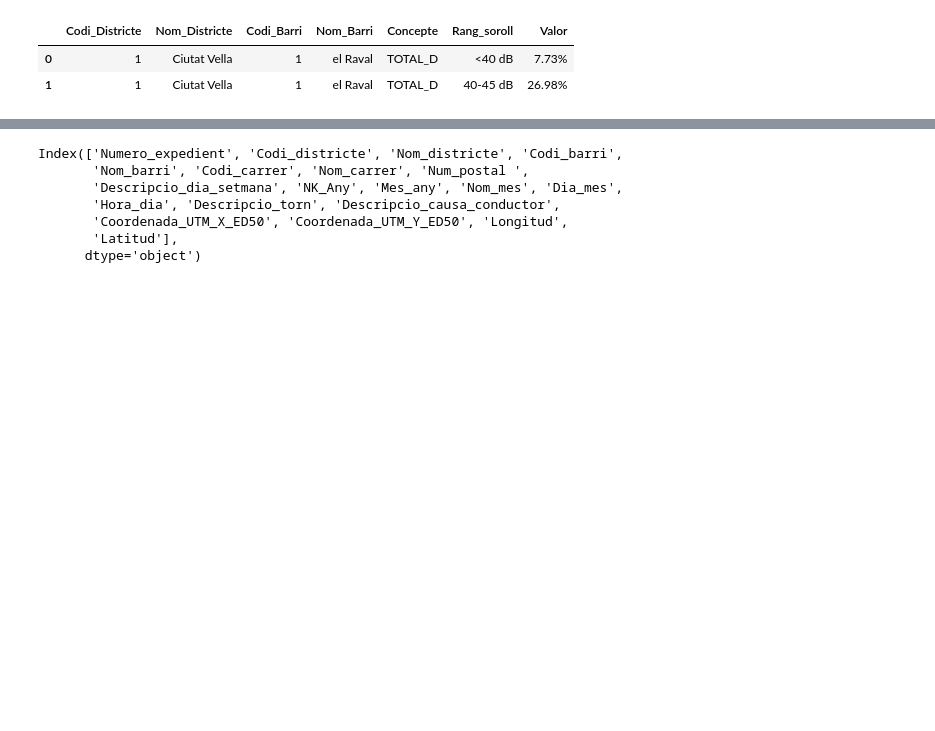
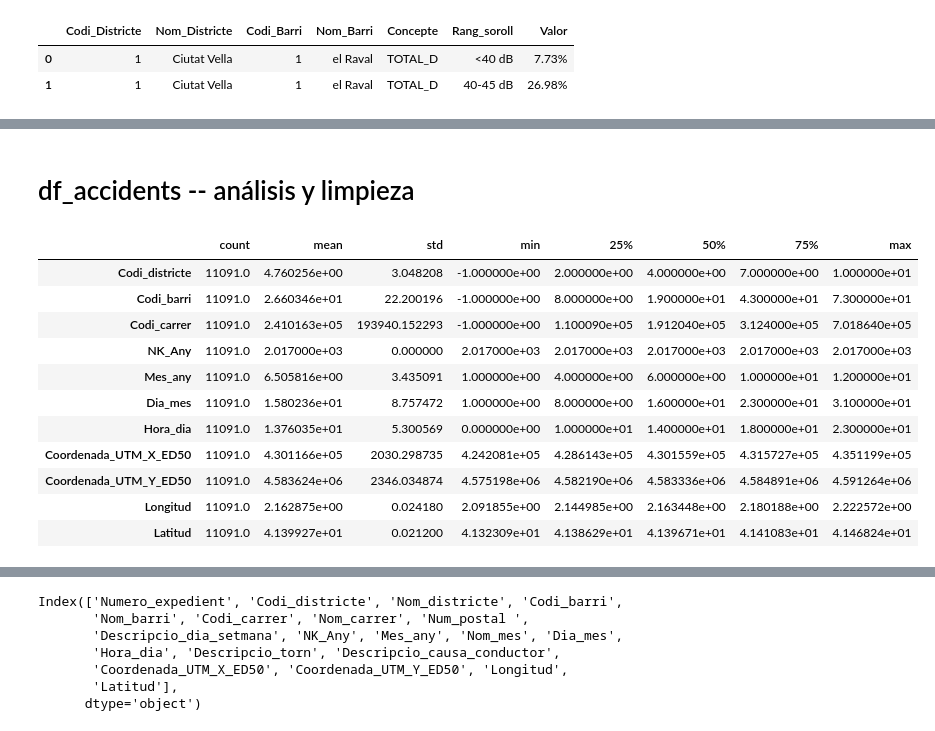
Before and after one commit to Sergiochueco/Hackato_JUMP2DIGITAL, a Jupyter notebook: EDA.ipynb, the cells around one changed output, grey strips where cells are left out. Saved outputs shown, nothing was run; the diff lists cells and outputs as text; code cells hidden in the pictures; blank space fills up the shorter version.

```diff
--- a/EDA.ipynb
+++ b/EDA.ipynb
@@ -145,0 +168,17 @@ dtype: int64
+# %% [markdown]
+# df_accidents -- análisis y limpieza
+# %%
+df_accidents.describe(include=np.number).T
+# %% [output]
+|  | count | mean | std | min | 25% | 50% | 75% | max |
+| Codi_districte | 11091.0 | 4.760256e+00 | 3.048208 | -1.000000e+00 | 2.000000e+00 | 4.000000e+00 | 7.000000e+00 | 1.000000e+01 |
+| Codi_barri | 11091.0 | 2.660346e+01 | 22.200196 | -1.000000e+00 | 8.000000e+00 | 1.900000e+01 | 4.300000e+01 | 7.300000e+01 |
+| Codi_carrer | 11091.0 | 2.410163e+05 | 193940.152293 | -1.000000e+00 | 1.100090e+05 | 1.912040e+05 | 3.124000e+05 | 7.018640e+05 |
+| NK_Any | 11091.0 | 2.017000e+03 | 0.000000 | 2.017000e+03 | 2.017000e+03 | 2.017000e+03 | 2.017000e+03 | 2.017000e+03 |
+| Mes_any | 11091.0 | 6.505816e+00 | 3.435091 | 1.000000e+00 | 4.000000e+00 | 6.000000e+00 | 1.000000e+01 | 1.200000e+01 |
+| Dia_mes | 11091.0 | 1.580236e+01 | 8.757472 | 1.000000e+00 | 8.000000e+00 | 1.600000e+01 | 2.300000e+01 | 3.100000e+01 |
+| Hora_dia | 11091.0 | 1.376035e+01 | 5.300569 | 0.000000e+00 | 1.000000e+01 | 1.400000e+01 | 1.800000e+01 | 2.300000e+01 |
+| Coordenada_UTM_X_ED50 | 11091.0 | 4.301166e+05 | 2030.298735 | 4.242081e+05 | 4.286143e+05 | 4.301559e+05 | 4.315727e+05 | 4.351199e+05 |
+| Coordenada_UTM_Y_ED50 | 11091.0 | 4.583624e+06 | 2346.034874 | 4.575198e+06 | 4.582190e+06 | 4.583336e+06 | 4.584891e+06 | 4.591264e+06 |
+| Longitud | 11091.0 | 2.162875e+00 | 0.024180 | 2.091855e+00 | 2.144985e+00 | 2.163448e+00 | 2.180188e+00 | 2.222572e+00 |
+| Latitud | 11091.0 | 4.139927e+01 | 0.021200 | 4.132309e+01 | 4.138629e+01 | 4.139671e+01 | 4.141083e+01 | 4.146824e+01 |
```
Also changed, not shown: parts of 32 cells of this notebook, 2 other files.
